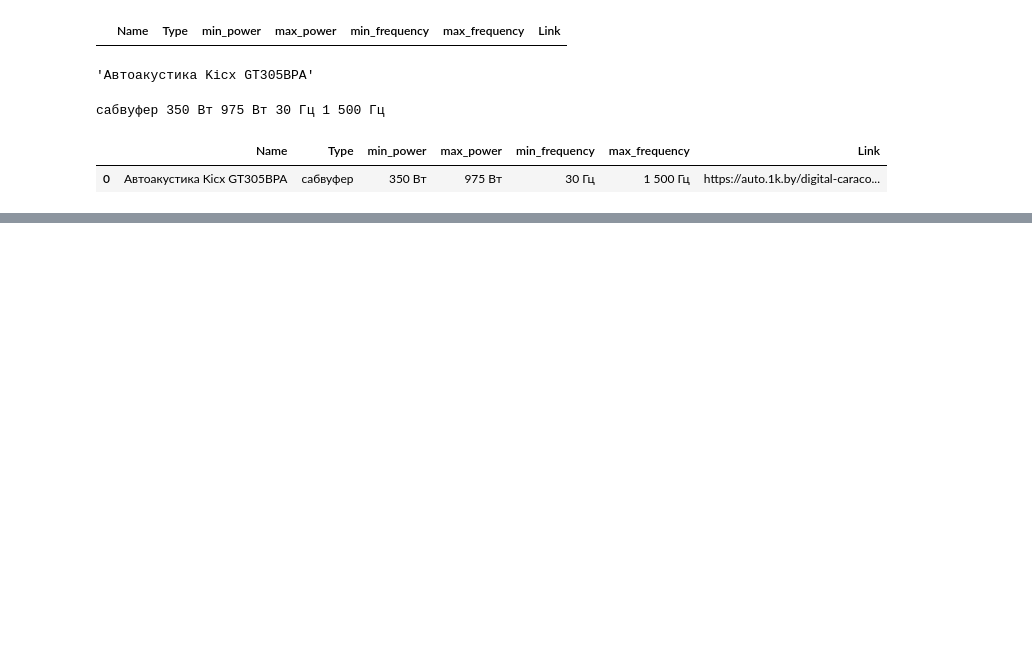
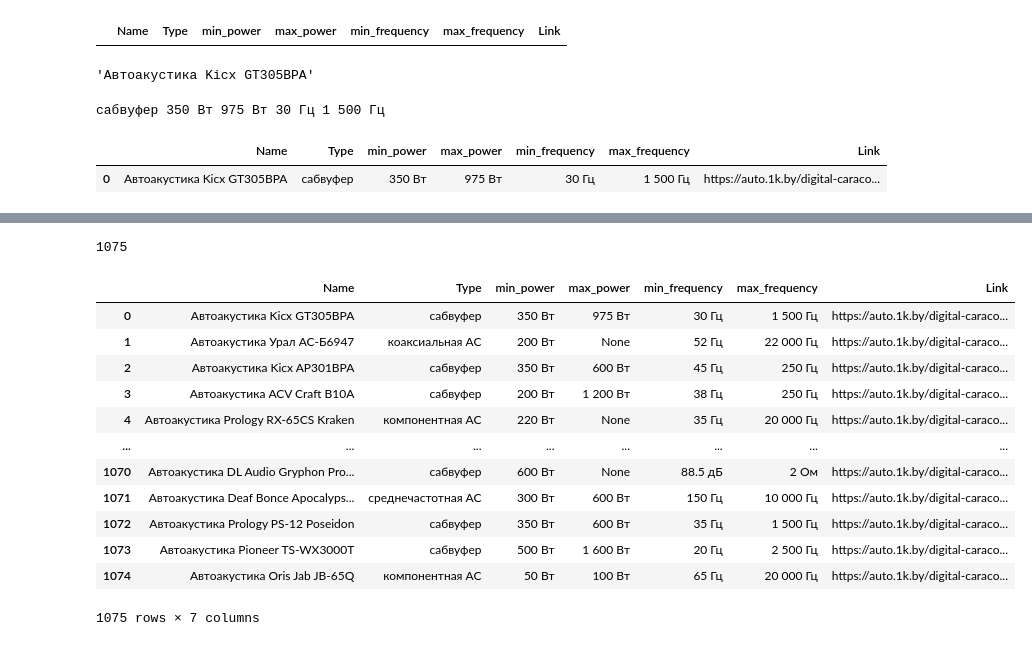
Before and after one commit to blazer-mot/practica_23_09_2025, a Jupyter notebook: lit.ipynb, the cells around one changed output, grey strips where cells are left out. Cells and saved outputs as stored; diff of their text form; code cells hidden in the pictures; blank space fills up the shorter version.

```diff
--- a/lit.ipynb
+++ b/lit.ipynb
@@ -247,0 +253,65 @@ print(len(links))
+# %%
+final_links = []
+for link_list in links:
+    for link in link_list:
+        final_links.append(link)
+
+print(len(final_links))
+# %% [output]
+1075
+# %%
+driver = webdriver.Chrome(options=opts)
+driver.get("https://auto.1k.by/digital-caracoustics/")
+iter = 0  # Начинаем с 2, как указано
+
+for item in final_links:
+    driver.get(item)
+
+    try:
+        name = driver.find_element(By.XPATH, value = '/html/body/div[1]/main/div[2]/h1').get_attribute('textContent')
+    except:
+        name = None
+
+    try:
+        type = driver.find_element(By.XPATH, value = '//*[@id="product-data"]/div[1]/section/div[1]/div[1]/div[1]/table/tbody/tr[1]/td').get_attribute('textContent')
+    except:
+        type = None
+
+    try:
+        min_power = driver.find_element(By.XPATH, value = '//*[@id="product-data"]/div[1]/section/div[1]/div[1]/div[2]/table/tbody/tr[1]/td').get_attribute('textContent')
+    except:
+        min_power = None
+
+    try:
+        max_power = driver.find_element(By.XPATH, value = '//*[@id="product-data"]/div[1]/section/div[1]/div[1]/div[2]/table/tbody/tr[2]/td').get_attribute('textContent')
+    except:
+        max_power = None
+
+    try:
+        min_frequency = driver.find_element(By.XPATH, value = '//*[@id="product-data"]/div[1]/section/div[1]/div[1]/div[3]/table/tbody/tr[1]/td').get_attribute('textContent')
+    except:
+        min_frequency = None
+
+    try:
+        max_frequency = driver.find_element(By.XPATH, value = '//*[@id="product-data"]/div[1]/section/div[1]/div[1]/div[3]/table/tbody/tr[2]/td').get_attribute('textContent')
+    except:
+        max_frequency = None
+
+    # Добавляем данные в DataFrame
+    df.loc[iter] = [name, type, min_power, max_power,min_frequency, max_frequency, item]
+    iter += 1
+df
+# %% [output]
+|  | Name | Type | min_power | max_power | min_frequency | max_frequency | Link |
+| 0 | Автоакустика Kicx GT305BPA | сабвуфер | 350 Вт | 975 Вт | 30 Гц | 1 500 Гц | https://auto.1k.by/digital-caraco... |
+| 1 | Автоакустика Урал АС-Б6947 | коаксиальная АС | 200 Вт | None | 52 Гц | 22 000 Гц | https://auto.1k.by/digital-caraco... |
+| 2 | Автоакустика Kicx AP301BPA | сабвуфер | 350 Вт | 600 Вт | 45 Гц | 250 Гц | https://auto.1k.by/digital-caraco... |
+| 3 | Автоакустика ACV Craft B10A | сабвуфер | 200 Вт | 1 200 Вт | 38 Гц | 250 Гц | https://auto.1k.by/digital-caraco... |
+| 4 | Автоакустика Prology RX-65CS Kraken | компонентная АС | 220 Вт | None | 35 Гц | 20 000 Гц | https://auto.1k.by/digital-caraco... |
+| ... | ... | ... | ... | ... | ... | ... | ... |
+| 1070 | Автоакустика DL Audio Gryphon Pro... | сабвуфер | 600 Вт | None | 88.5 дБ | 2 Ом | https://auto.1k.by/digital-caraco... |
+| 1071 | Автоакустика Deaf Bonce Apocalyps... | среднечастотная АС | 300 Вт | 600 Вт | 150 Гц | 10 000 Гц | https://auto.1k.by/digital-caraco... |
+| 1072 | Автоакустика Prology PS-12 Poseidon | сабвуфер | 350 Вт | 600 Вт | 35 Гц | 1 500 Гц | https://auto.1k.by/digital-caraco... |
+| 1073 | Автоакустика Pioneer TS-WX3000T | сабвуфер | 500 Вт | 1 600 Вт | 20 Гц | 2 500 Гц | https://auto.1k.by/digital-caraco... |
+| 1074 | Автоакустика Oris Jab JB-65Q | компонентная АС | 50 Вт | 100 Вт | 65 Гц | 20 000 Гц | https://auto.1k.by/digital-caraco... |
+1075 rows × 7 columns
```
Also changed, not shown: parts of 5 cells of this notebook.
